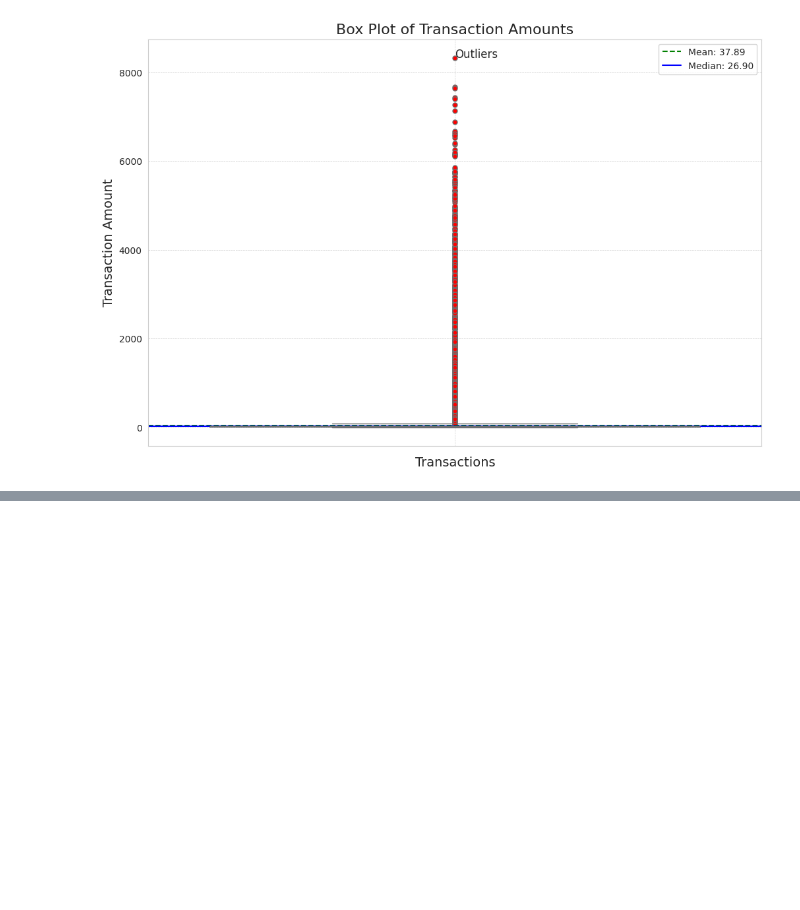
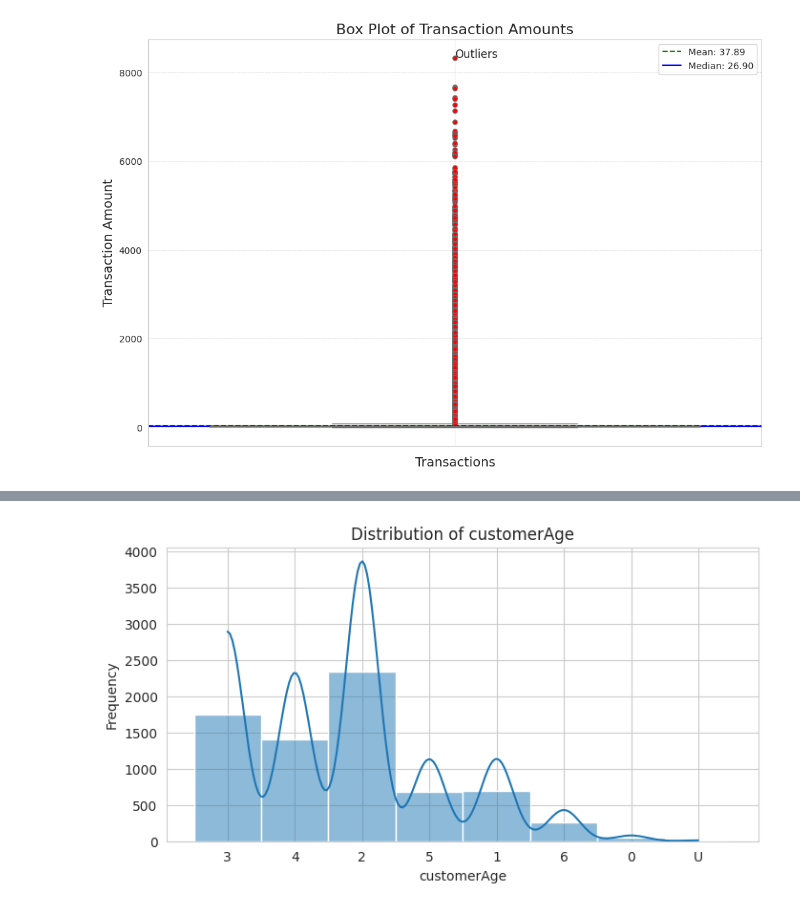
Before and after one commit to 21062872/fraud-detection-rag, a Jupyter notebook: code_files/main.ipynb, the cells around one changed output, grey strips where cells are left out. Cells and saved outputs as stored; diff of their text form; code cells hidden in the pictures; blank space fills up the shorter version.

```diff
--- a/code_files/main.ipynb
+++ b/code_files/main.ipynb
@@ -320,0 +380,5 @@ eda.plot_amount_boxplot(df_processed)
+# %%
+#Plot the distribution of customer age
+edaFraud.plot_customer_age_and_gender_distribution(df_fraud_trx, 'customerAge')
+# %% [output]
+[figure, added]
```
Also changed, not shown: parts of 17 cells of this notebook.
